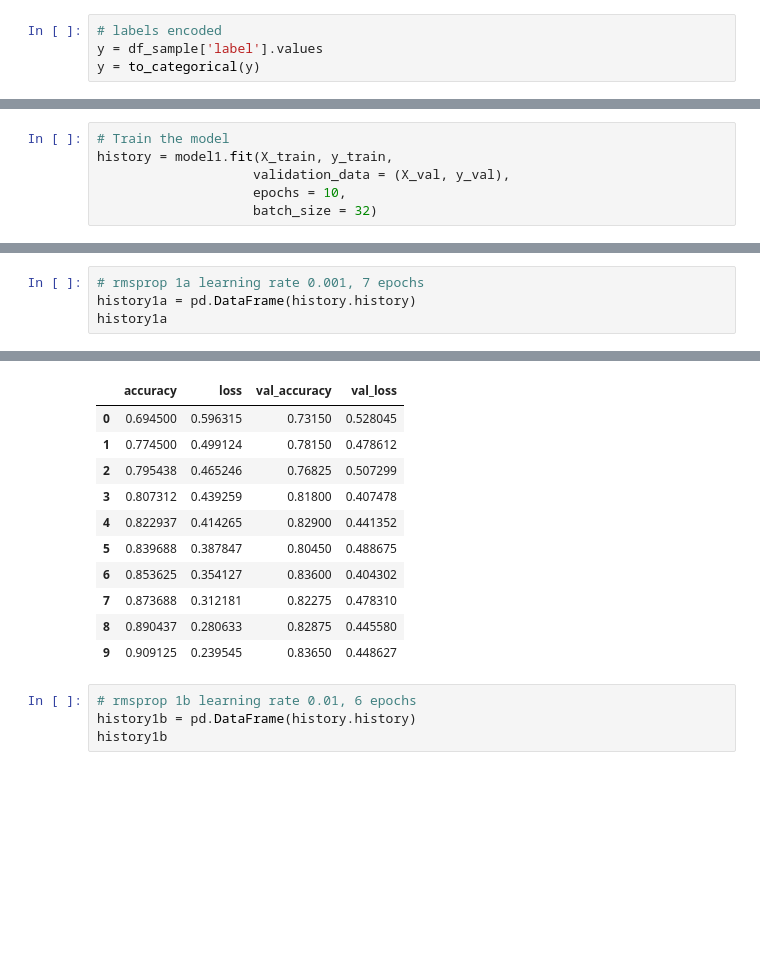
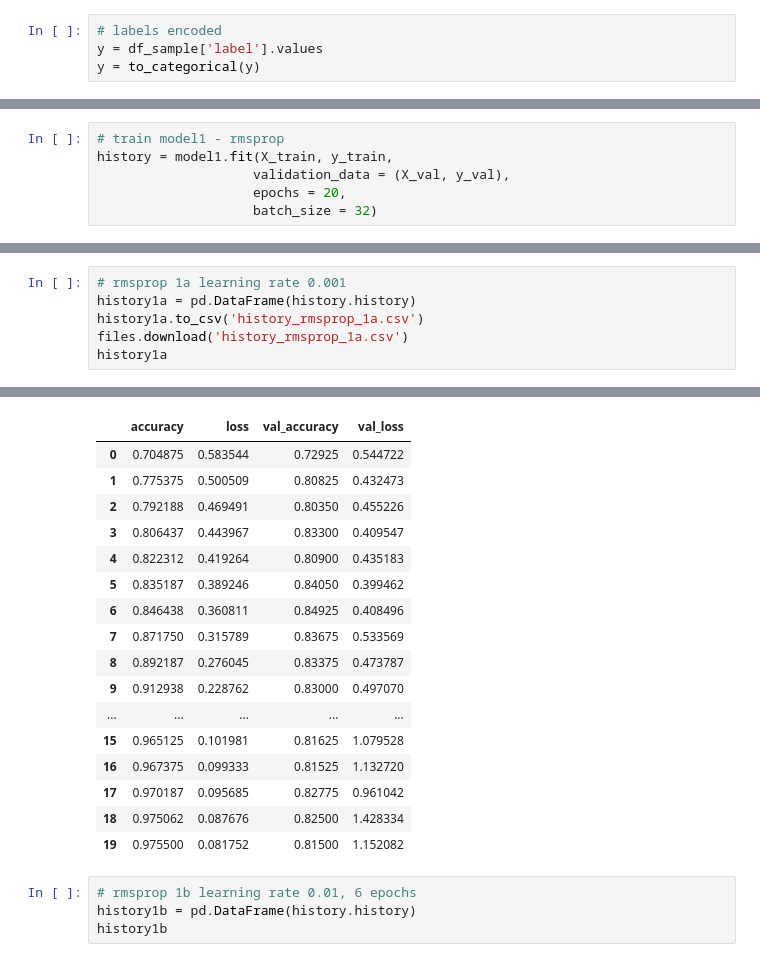
Before and after one commit to FleaBusyBeeBergs/dtsa5511-cnn-cancer-detection, a Jupyter notebook: cnn-cancer-detection.ipynb, the cells around one changed output, grey strips where cells are left out. Saved outputs shown, nothing was run; the diff lists cells and outputs as text; blank space fills up the shorter version.

```diff
--- a/cnn-cancer-detection.ipynb
+++ b/cnn-cancer-detection.ipynb
@@ -249,7 +244,7 @@ model1.compile(optimizer = 'rmsprop',
 # %%
-# Train the model
+# train model1 - rmsprop
 history = model1.fit(X_train, y_train,
                     validation_data = (X_val, y_val),
-                    epochs = 10,
+                    epochs = 20,
                     batch_size = 32)
 # %% [output]
@@ -276,5 +268,7 @@ Epoch 10/10
 # %%
-# rmsprop 1a learning rate 0.001, 7 epochs
+# rmsprop 1a learning rate 0.001
 history1a = pd.DataFrame(history.history)
+history1a.to_csv('history_rmsprop_1a.csv')
+files.download('history_rmsprop_1a.csv')
 history1a
 # %% [output]
@@ -281,14 +277,20 @@ history1a
 |  | accuracy | loss | val_accuracy | val_loss |
-| 0 | 0.694500 | 0.596315 | 0.73150 | 0.528045 |
-| 1 | 0.774500 | 0.499124 | 0.78150 | 0.478612 |
-| 2 | 0.795438 | 0.465246 | 0.76825 | 0.507299 |
-| 3 | 0.807312 | 0.439259 | 0.81800 | 0.407478 |
-| 4 | 0.822937 | 0.414265 | 0.82900 | 0.441352 |
-| 5 | 0.839688 | 0.387847 | 0.80450 | 0.488675 |
-| 6 | 0.853625 | 0.354127 | 0.83600 | 0.404302 |
-| 7 | 0.873688 | 0.312181 | 0.82275 | 0.478310 |
-| 8 | 0.890437 | 0.280633 | 0.82875 | 0.445580 |
-| 9 | 0.909125 | 0.239545 | 0.83650 | 0.448627 |
+| 0 | 0.704875 | 0.583544 | 0.72925 | 0.544722 |
+| 1 | 0.775375 | 0.500509 | 0.80825 | 0.432473 |
+| 2 | 0.792188 | 0.469491 | 0.80350 | 0.455226 |
+| 3 | 0.806437 | 0.443967 | 0.83300 | 0.409547 |
+| 4 | 0.822312 | 0.419264 | 0.80900 | 0.435183 |
+| 5 | 0.835187 | 0.389246 | 0.84050 | 0.399462 |
+| 6 | 0.846438 | 0.360811 | 0.84925 | 0.408496 |
+| 7 | 0.871750 | 0.315789 | 0.83675 | 0.533569 |
+| 8 | 0.892187 | 0.276045 | 0.83375 | 0.473787 |
+| 9 | 0.912938 | 0.228762 | 0.83000 | 0.497070 |
+| ... | ... | ... | ... | ... |
+| 15 | 0.965125 | 0.101981 | 0.81625 | 1.079528 |
+| 16 | 0.967375 | 0.099333 | 0.81525 | 1.132720 |
+| 17 | 0.970187 | 0.095685 | 0.82775 | 0.961042 |
+| 18 | 0.975062 | 0.087676 | 0.82500 | 1.428334 |
+| 19 | 0.975500 | 0.081752 | 0.81500 | 1.152082 |
 # %%
 # rmsprop 1b learning rate 0.01, 6 epochs
 history1b = pd.DataFrame(history.history)
```
Also changed, not shown: parts of 46 cells of this notebook.
